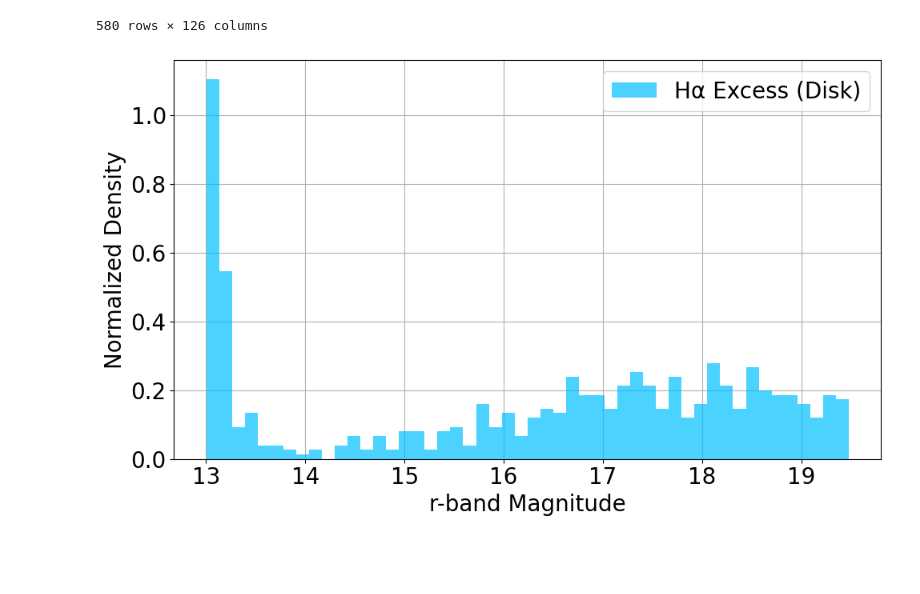
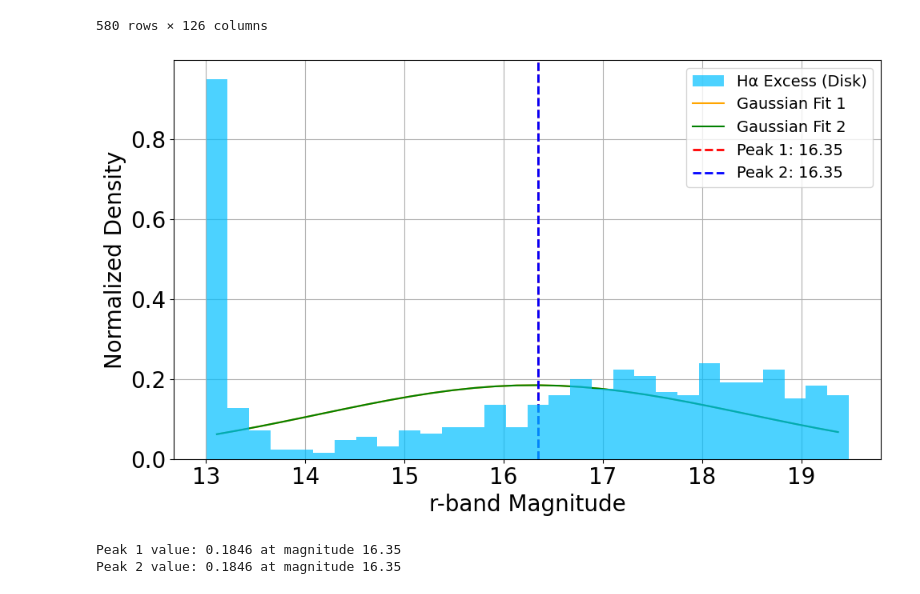
Before and after one commit to AngelGSoto/halpha-splusdr4, a Jupyter notebook: notebooks/distributions.ipynb, the cells around one changed output. Drawn from its saved outputs; the diff is of its cells as text; code cells hidden in the pictures; blank space fills up the shorter version.

```diff
--- a/notebooks/distributions.ipynb
+++ b/notebooks/distributions.ipynb
@@ -30,16 +31,56 @@ df_disk
 num_bins = 50
 mag_range_d = (min(df_disk["r"].min(), df_disk["r"].min()), max(df_disk["r"].max(), df_disk["r"].max()))
 # %%
-
 # Plot side-by-side histograms of r-band magnitudes for Hα emitters and all objects
 plt.figure(figsize=(10, 6))
 plt.tick_params(axis='x', labelsize=20)
 plt.tick_params(axis='y', labelsize=20)
-plt.hist(df_disk["r"], bins=num_bins,  alpha=0.7, color='deepskyblue', label='Hα Excess (Disk)', density=True, zorder =3)
+
+# Plot histogram of r-band magnitudes for Hα emitters (assuming df_disk["r"] contains these values)
+num_bins = 30  # Adjust as needed
+hist, bin_edges, _ = plt.hist(df_disk["r"], bins=num_bins, alpha=0.7, color='deepskyblue', label='Hα Excess (Disk)', density=True, zorder=3)
+
+# Fit Gaussian mixture model (assuming two components)
+params = norm.fit(df_disk["r"])
+mu1, std1 = params  # Mean and standard deviation of first Gaussian
+
+# Estimate second Gaussian parameters using mean and std deviation of data minus first Gaussian
+filtered_data = df_disk["r"][(df_disk["r"] > (mu1 - 3*std1)) & (df_disk["r"] < (mu1 + 3*std1))]
+params2 = norm.fit(filtered_data)
+mu2, std2 = params2  # Mean and standard deviation of second Gaussian
+
+# Generate fitted Gaussian curves
+bin_centers = (bin_edges[:-1] + bin_edges[1:]) / 2
+pdf1 = norm.pdf(bin_centers, mu1, std1)
+pdf2 = norm.pdf(bin_centers, mu2, std2)
+
+# Plot Gaussian fits
+plt.plot(bin_centers, pdf1, label='Gaussian Fit 1', color='orange')
+plt.plot(bin_centers, pdf2, label='Gaussian Fit 2', color='green')
+
+# Find peaks of the fitted Gaussian distributions
+peak_idx1 = np.argmax(pdf1)
+peak_value1 = pdf1[peak_idx1]
+peak_position1 = bin_centers[peak_idx1]
+
+peak_idx2 = np.argmax(pdf2)
+peak_value2 = pdf2[peak_idx2]
+peak_position2 = bin_centers[peak_idx2]
+
+plt.axvline(x=peak_position1, color='red', linestyle='--', label=f'Peak 1: {peak_position1:.2f}', linewidth=2)
+plt.axvline(x=peak_position2, color='blue', linestyle='--', label=f'Peak 2: {peak_position2:.2f}', linewidth=2)
+
 plt.xlabel("r-band Magnitude", fontsize=20)
 plt.ylabel("Normalized Density", fontsize=20)
-plt.legend(fontsize=20)
+plt.legend(fontsize=14)
 plt.grid(True)
 plt.tight_layout()
+plt.show()
+
+# Print peak information
+print(f"Peak 1 value: {peak_value1:.4f} at magnitude {peak_position1:.2f}")
+print(f"Peak 2 value: {peak_value2:.4f} at magnitude {peak_position2:.2f}")
 # %% [output]
-[figure, old version]
+[figure, new version]
+Peak 1 value: 0.1846 at magnitude 16.35
+Peak 2 value: 0.1846 at magnitude 16.35
```
Also changed, not shown: parts of 6 cells of this notebook, 11 other files.
